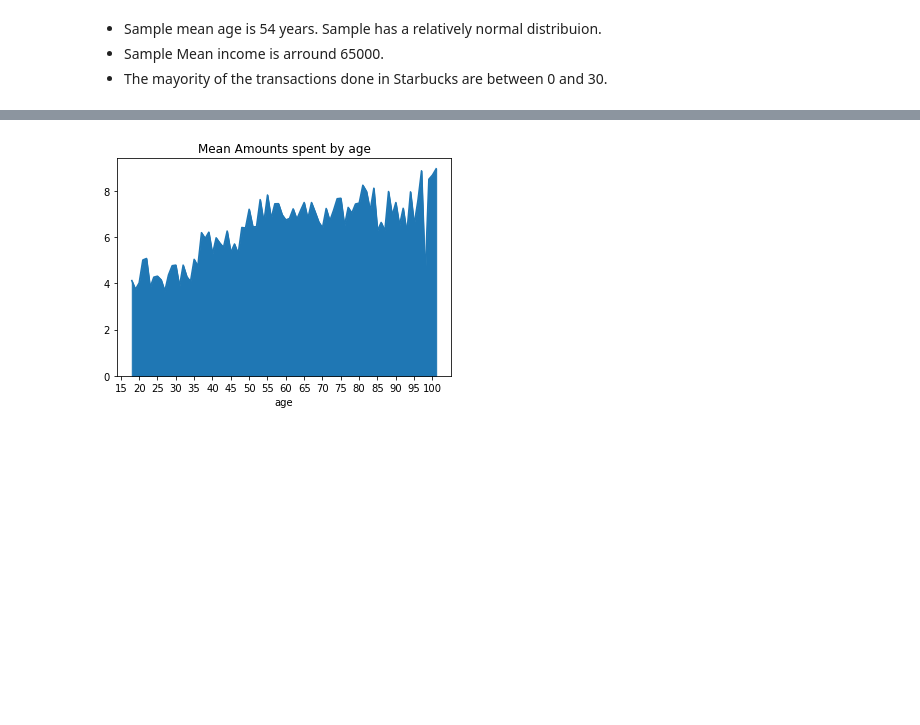
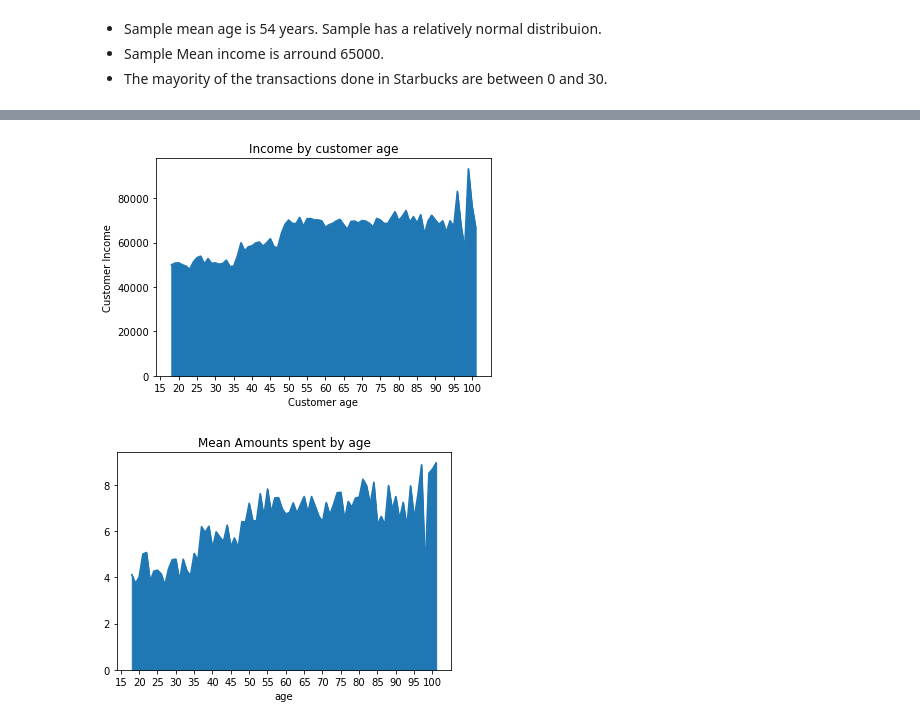
Before and after one commit to Calebhn/Capstone-Project, a Jupyter notebook: Starbucks_Offers_Analysis.ipynb, the cells around one changed output, grey strips where cells are left out. Saved outputs shown, nothing was run; the diff lists cells and outputs as text; code cells hidden in the pictures; blank space fills up the shorter version.

```diff
--- a/Starbucks_Offers_Analysis.ipynb
+++ b/Starbucks_Offers_Analysis.ipynb
@@ -57,3 +64,10 @@ plot_customer_data()
+# %%
+amount_age = transcript.groupby(['age']).agg('mean')['income'].plot.area(xticks=(np.arange(15,105,5)),title='Income by customer age')
+amount_age.set_xlabel("Customer age")
+amount_age.set_ylabel("Customer Income")
+plt.savefig('img/Income_by_customer_age.png')
+# %% [output]
+[figure, added]
 # %%
 age_amount = transcript.groupby(['age'])['amount'].agg('mean')
 age_amount.plot.area(xticks=(np.arange(15,105,5)),title='Mean Amounts spent by age');
```
Also changed, not shown: parts of 14 cells of this notebook, 19 other files.
